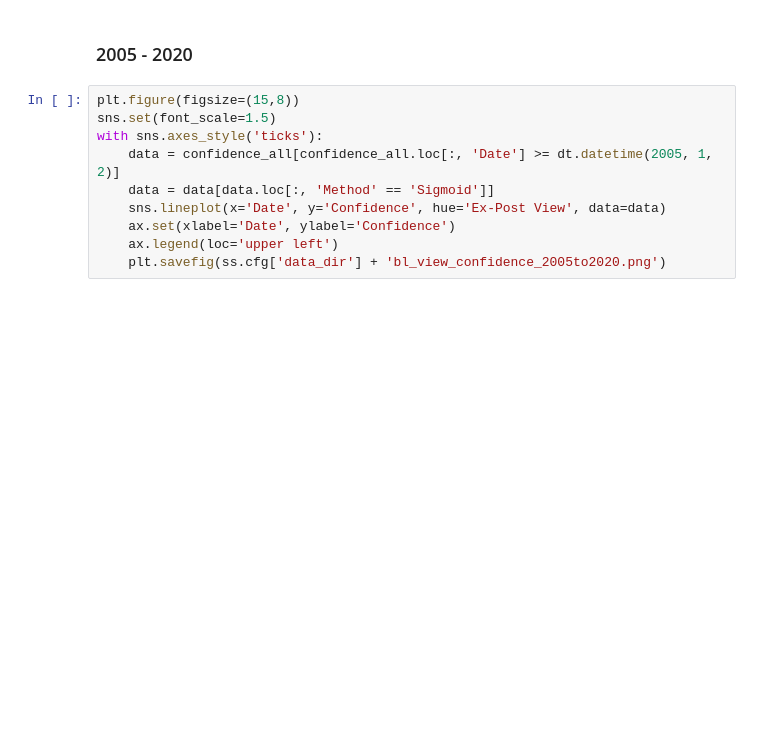
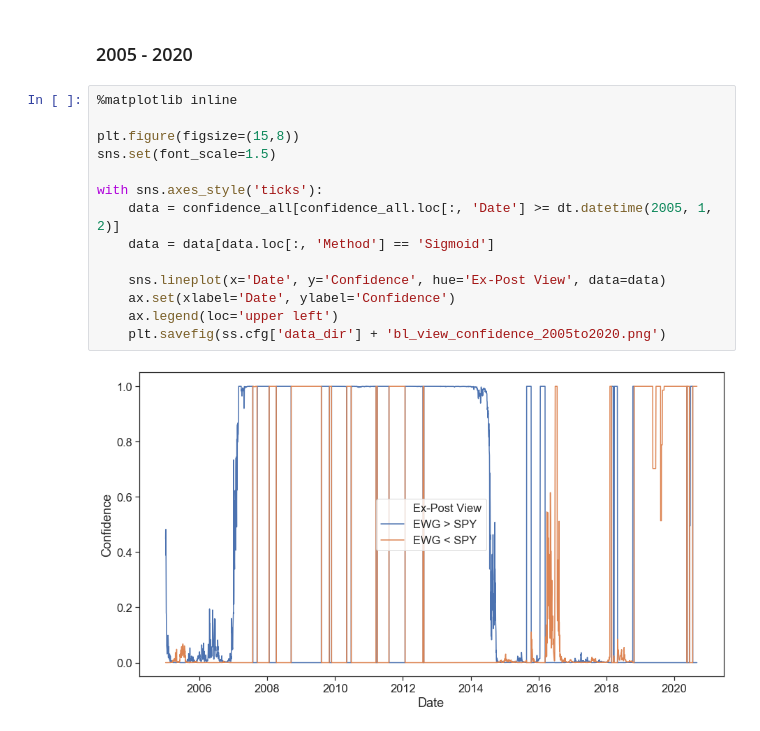
Before and after one commit to roprisor/alphamodel, a Jupyter notebook: examples/bl/bl_hmm_confidence.ipynb, the cells around one changed output. Cells and saved outputs as stored; diff of their text form; blank space fills up the shorter version.

```diff
--- a/examples/bl/bl_hmm_confidence.ipynb
+++ b/examples/bl/bl_hmm_confidence.ipynb
@@ -269,12 +303,18 @@ with sns.axes_style('ticks'):
 # %% [markdown]
 ### 2005 - 2020
 # %%
+%matplotlib inline
+
 plt.figure(figsize=(15,8))
 sns.set(font_scale=1.5)
+
 with sns.axes_style('ticks'):
     data = confidence_all[confidence_all.loc[:, 'Date'] >= dt.datetime(2005, 1, 2)]
-    data = data[data.loc[:, 'Method' == 'Sigmoid']]
+    data = data[data.loc[:, 'Method'] == 'Sigmoid']
+
     sns.lineplot(x='Date', y='Confidence', hue='Ex-Post View', data=data)
     ax.set(xlabel='Date', ylabel='Confidence')
     ax.legend(loc='upper left')
     plt.savefig(ss.cfg['data_dir'] + 'bl_view_confidence_2005to2020.png')
+# %% [output]
+[figure, added]
```
Also changed, not shown: parts of 7 cells of this notebook, 2 other files.
